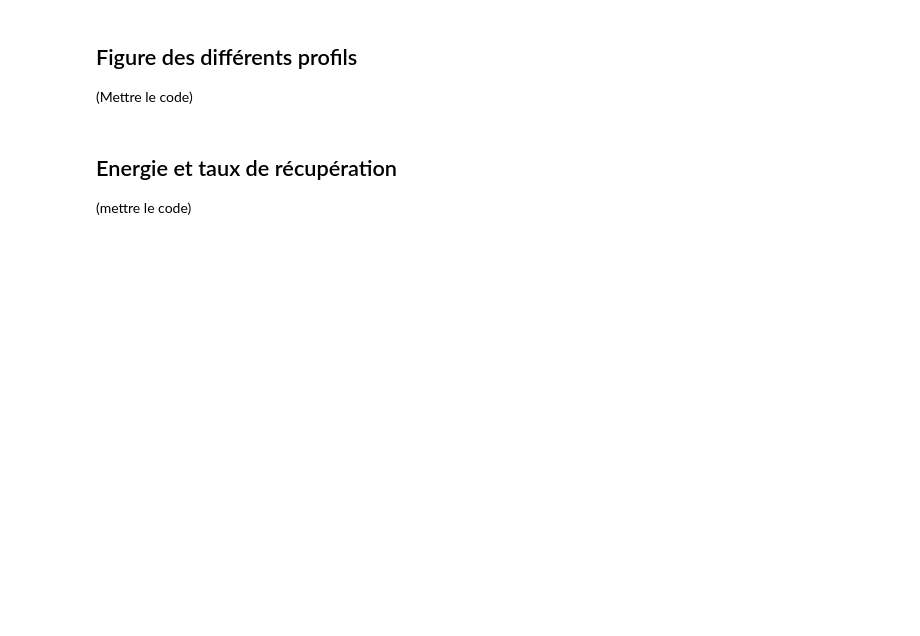
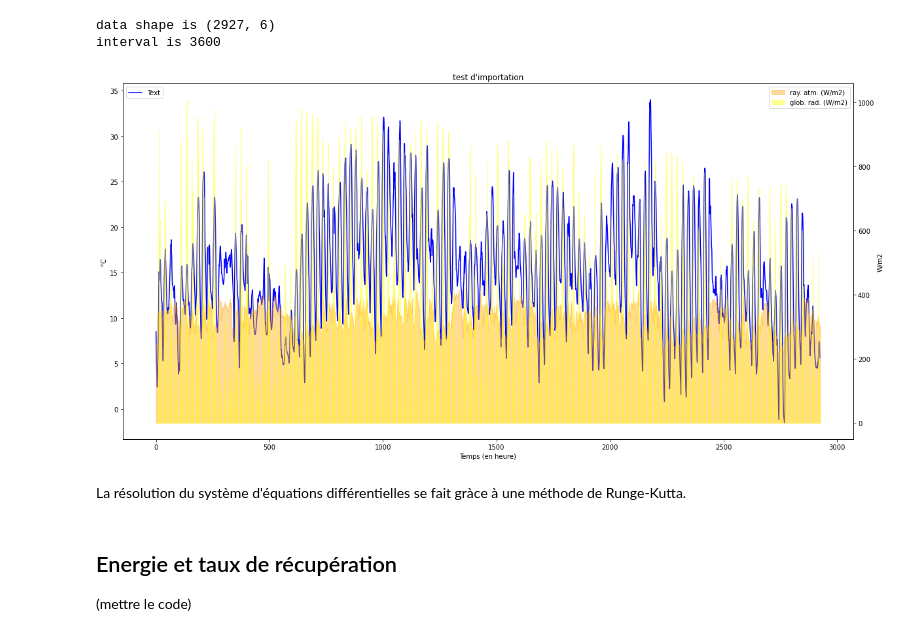
Before and after one commit to seviprince/dromotherm, a Jupyter notebook: Modelisation 0D.ipynb, the cells around one changed output. Cells and saved outputs as stored; diff of their text form; code cells hidden in the pictures; blank space fills up the shorter version.

```diff
--- a/Modelisation 0D.ipynb
+++ b/Modelisation 0D.ipynb
@@ -140,6 +145,25 @@ La résolution du système d'équations différentielles se fait gràce à une m
-# %% [markdown]
-## Figure des différents profils
-(Mettre le code)
+# %%
+from dromosense import getCsvDatas
+from dromosense.constantes import *
+import numpy as np
+import matplotlib.pylab as plt
+
+"""
+col 0 : Température air (°C)
+col 1 : Température point de rosée (°C)
+col 2 : Nature des précipitations
+col 3 : Vitesse du vent (m/s)
+col 4 : Rayonnement global (W/m2)
+col 5 : Rayonnement atmosphérique (W/m2)
+"""
+fig = plt.figure(figsize=(20, 10))
+step, datas = getCsvDatas("meteo.csv",dir="datas",preview=True)
+# %% [output]
+data shape is (2927, 6)
+interval is 3600
+[figure, added]
+# %% [markdown]
+La résolution du système d'équations différentielles se fait gràce à une méthode de Runge-Kutta.
 # %% [markdown]
 ## Energie et taux de récupération
 (mettre le code)
```
Also changed, not shown: parts of 1 cell of this notebook.
